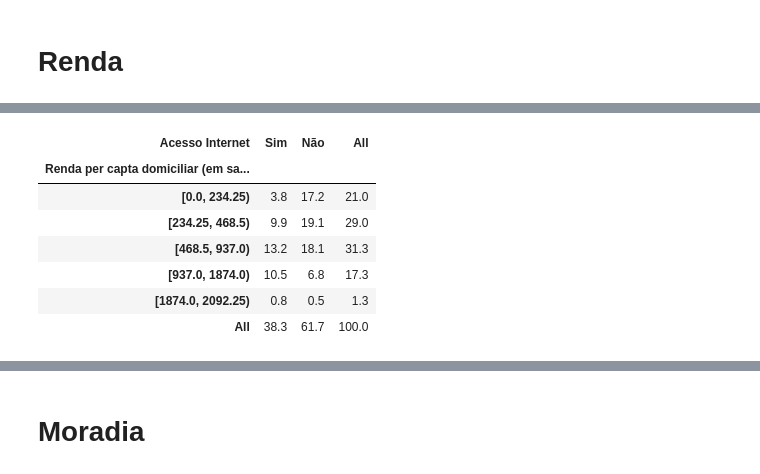
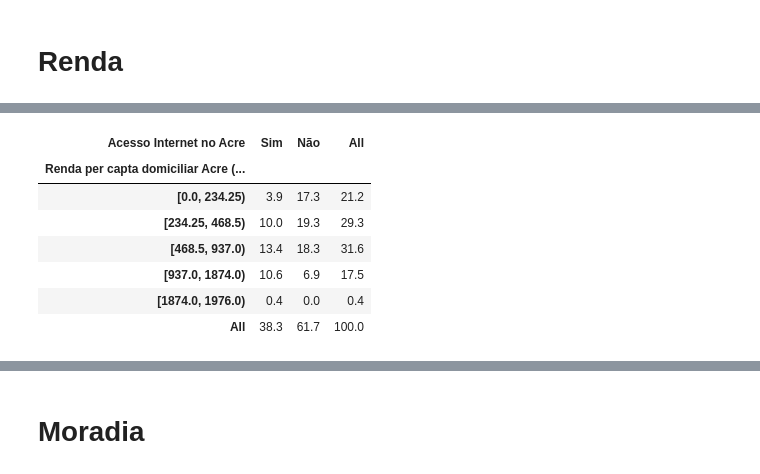
Before and after one commit to pedrodias98/Projeto1-CD, a Jupyter notebook: Projeto1 Layout.ipynb, the cells around one changed output, grey strips where cells are left out. Saved outputs shown, nothing was run; the diff lists cells and outputs as text; code cells hidden in the pictures.

```diff
--- a/Projeto1 Layout.ipynb
+++ b/Projeto1 Layout.ipynb
@@ -129,4 +216,7 @@ At2013.Moardia_Rural_Urbana.cat.categories = (["URBANA - Cidade ou vila, área u
 # %%
 At2015 = At2015.dropna()
+At2015=At2015[At2015['Renda_per_capta_domiciliar']!=999999999999.0]
 At2014 = At2014.dropna()
+At2014=At2014[At2014['Renda_per_capta_domiciliar']!=999999999999.0]
 At2013 = At2013.dropna()
+At2013=At2013[At2013['Renda_per_capta_domiciliar']!=999999999999.0]
@@ -361,5 +705,5 @@ Utilizando o conceito de amplitude interquartil, definimos que ualquer vaolor qu
 # %%
-faixa2 = (0,937/4 ,937/2, 937, 937*2,2092.25)
+faixa2 = (0,937/4 ,937/2, 937, 937*2,1976)
 ren2014rel = pd.cut(ren2014, faixa2, False)
 print('Frequências relativas:')
 ut2 = (ren2014rel.value_counts(sort=False, normalize=True)*100).round(decimals=1)
@@ -391,13 +719,13 @@ plt.show()
 # %%
-renda_Internet2014=pd.crosstab( ren2014rel, At2014.Acesso_Internet, margins=True, rownames=['Renda per capta domiciliar (em salários mínimos)'], colnames=['Acesso Internet'], normalize=True)*100
+renda_Internet2014=pd.crosstab( ren2014rel, At2014.Acesso_Internet, margins=True, rownames=['Renda per capta domiciliar Acre (em salários mínimos)'], colnames=['Acesso Internet no Acre'], normalize=True)*100
 renda_Internet2014=renda_Internet2014.round(decimals=1)
 renda_Internet2014
 # %% [output]
-| Acesso Internet | Sim | Não | All |
-| Renda per capta domiciliar (em sa... |  |  |  |
-| [0.0, 234.25) | 3.8 | 17.2 | 21.0 |
-| [234.25, 468.5) | 9.9 | 19.1 | 29.0 |
-| [468.5, 937.0) | 13.2 | 18.1 | 31.3 |
-| [937.0, 1874.0) | 10.5 | 6.8 | 17.3 |
-| [1874.0, 2092.25) | 0.8 | 0.5 | 1.3 |
+| Acesso Internet no Acre | Sim | Não | All |
+| Renda per capta domiciliar Acre (... |  |  |  |
+| [0.0, 234.25) | 3.9 | 17.3 | 21.2 |
+| [234.25, 468.5) | 10.0 | 19.3 | 29.3 |
+| [468.5, 937.0) | 13.4 | 18.3 | 31.6 |
+| [937.0, 1874.0) | 10.6 | 6.9 | 17.5 |
+| [1874.0, 1976.0) | 0.4 | 0.0 | 0.4 |
 | All | 38.3 | 61.7 | 100.0 |
```
Also changed, not shown: parts of 170 cells of this notebook, 6 other files.
